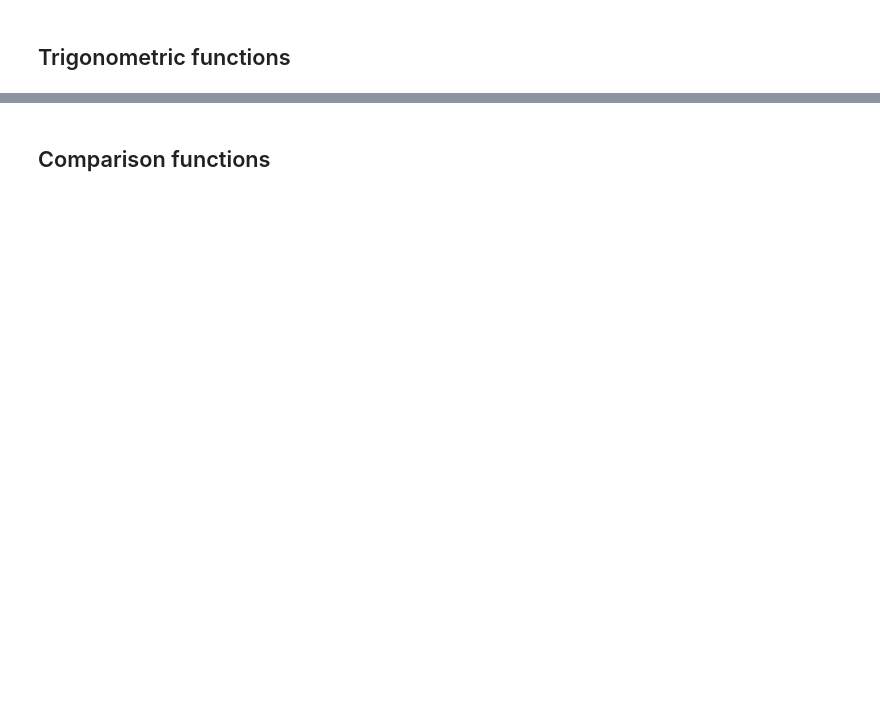
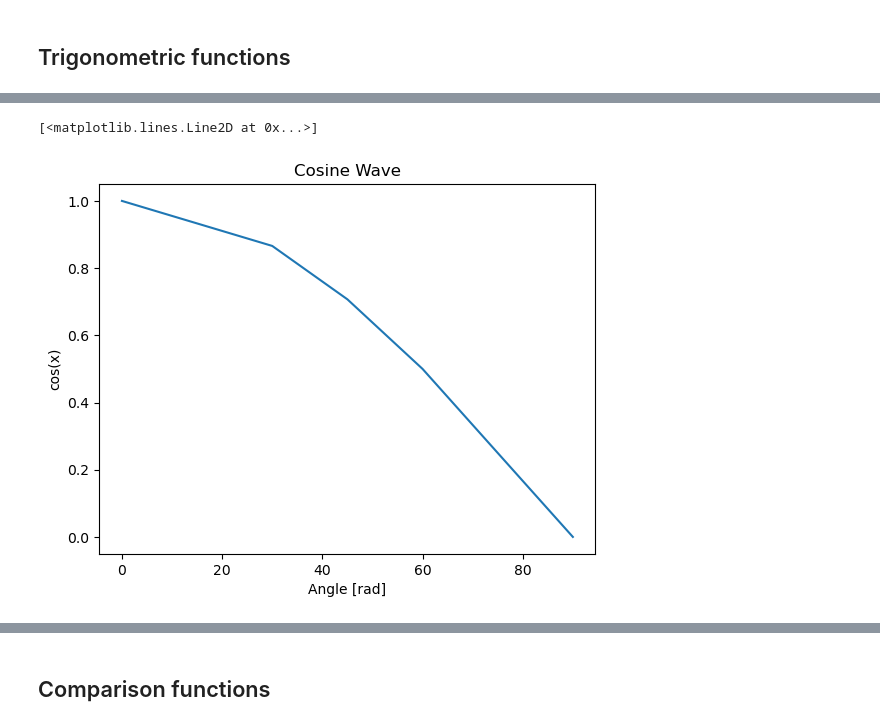
Before and after one commit to pcmoraesmenezes/Data-Science-and-Machine-Learning-Course, a Jupyter notebook: Introduction/numpy/some_ufuncs.ipynb, the cells around one changed output, grey strips where cells are left out. Cells and saved outputs as stored; diff of their text form; code cells hidden in the pictures; blank space fills up the shorter version.

```diff
--- a/Introduction/numpy/some_ufuncs.ipynb
+++ b/Introduction/numpy/some_ufuncs.ipynb
@@ -368,0 +389,10 @@ B: [0.47217607 0.13734291 0.37875502 0.89335247 0.75939972 0.44053071
+# %%
+cos_a = np.cos(A * np.pi / 180) # The np.pi is used to convert the angle to radians
+
+plt.xlabel('Angle [rad]')
+plt.ylabel('cos(x)')
+plt.title('Cosine Wave')
+plt.plot(A,cos_a)
+# %% [output]
+[<matplotlib.lines.Line2D at 0x...>]
+[figure, added]
```
Also changed, not shown: parts of 43 cells of this notebook, 1 other file.
